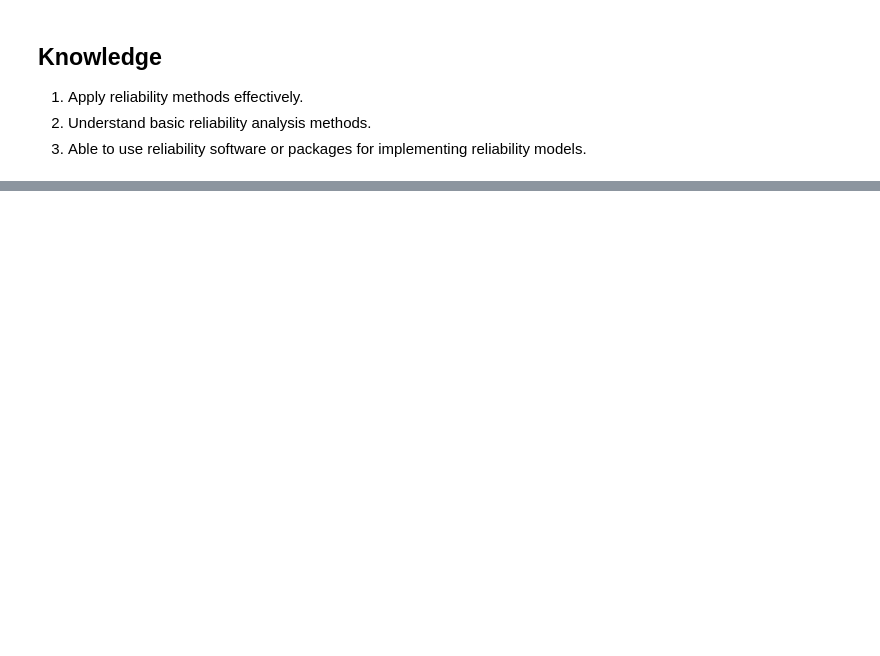
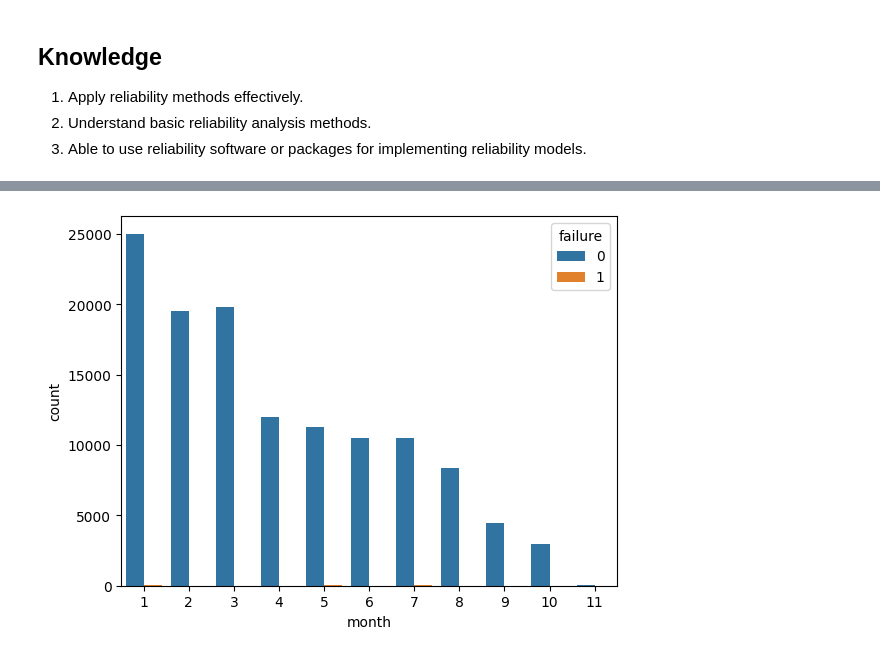
Before and after one commit to imranfadhil/our-learnings, a Jupyter notebook: K1_reliability_analysis.ipynb, the cells around one changed output, grey strips where cells are left out. Drawn from its saved outputs; the diff is of its cells as text; code cells hidden in the pictures; blank space fills up the shorter version.

```diff
--- a/K1_reliability_analysis.ipynb
+++ b/K1_reliability_analysis.ipynb
@@ -34,0 +189,5 @@ Source: [MTBF and Product Reliability](https://ftp.automationdirect.com/pub/Prod
+# %%
+sns.countplot(x="month", hue="failure", data=df)
+plt.show()
+# %% [output]
+[figure, added]
```
Also changed, not shown: parts of 28 cells of this notebook.
